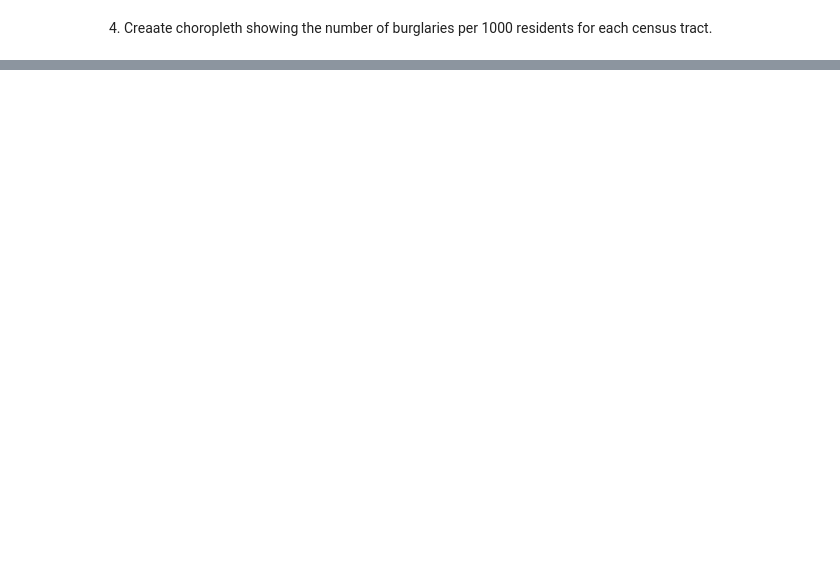
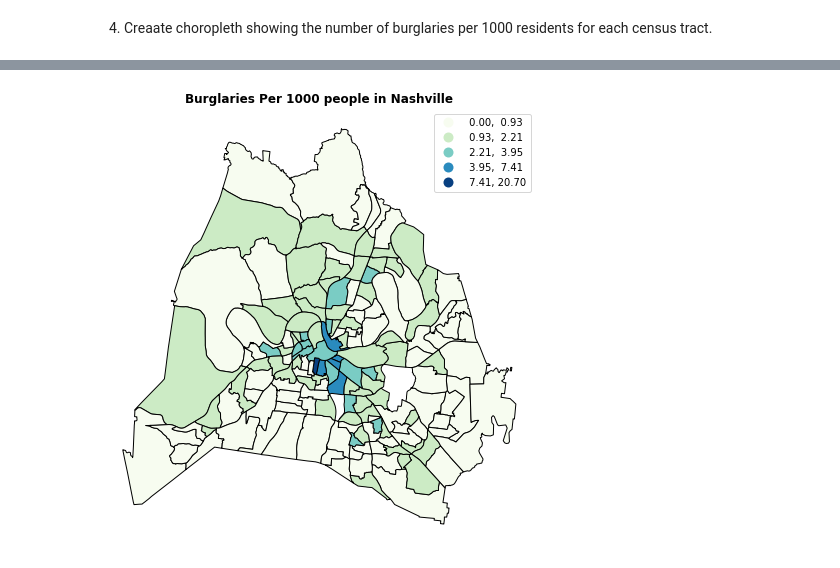
Before and after one commit to nss-data-science-cohort-5/geospatial_api-blue-barracudas, a Jupyter notebook: notebooks/geoproject.ipynb, the cells around one changed output, grey strips where cells are left out. Drawn from its saved outputs; the diff is of its cells as text; code cells hidden in the pictures; blank space fills up the shorter version.

```diff
--- a/notebooks/geoproject.ipynb
+++ b/notebooks/geoproject.ipynb
@@ -345,0 +314,11 @@ burg_census.plot()
+# %%
+#burg per 1000, this devision produces some infinite values where pop is registered as 0. drop rows with pop0
+chloropleth_data['burg_per_1000'] = chloropleth_data['incident_number'] * 1000 / chloropleth_data['population']
+chloropleth_data = chloropleth_data[chloropleth_data['population'] > 0]
+#chloropleth_data.head(5)
+# %%
+# add geometry from two columns of census data
+chloropleth_data_with_geometry = chloropleth_data.merge(census_tracts[['TRACTCE','geometry']], on = 'TRACTCE')
+chloropleth_data_with_geometry['burg_per_1000'].describe()
+# unusually large values
+#the tracts with 0 burg are included
@@ -345,0 +335,3 @@ burg_census.plot()
+# %%
+#turn df to geo
+geo_chlropleth_data = gpd.GeoDataFrame(chloropleth_data_with_geometry)
@@ -345,0 +354,10 @@ burg_census.plot()
+# %%
+# data is skweded, scheme breaks them into bins and produces more color contrasts.
+#  Otherwise, only one tract (extreme) is distinguished by a color and the rest look alike
+fig, ax = plt.subplots(figsize = (16,8))
+geo_chlropleth_data.plot(column = 'burg_per_1000', ax = ax, cmap = 'GnBu', edgecolor = 'black', legend = True, scheme='natural_breaks')
+plt.title('Burglaries Per 1000 people in Nashville', fontweight = 'bold')
+
+ax.axis('off');
+# %% [output]
+[figure, added]
```
Also changed, not shown: parts of 14 cells of this notebook.
